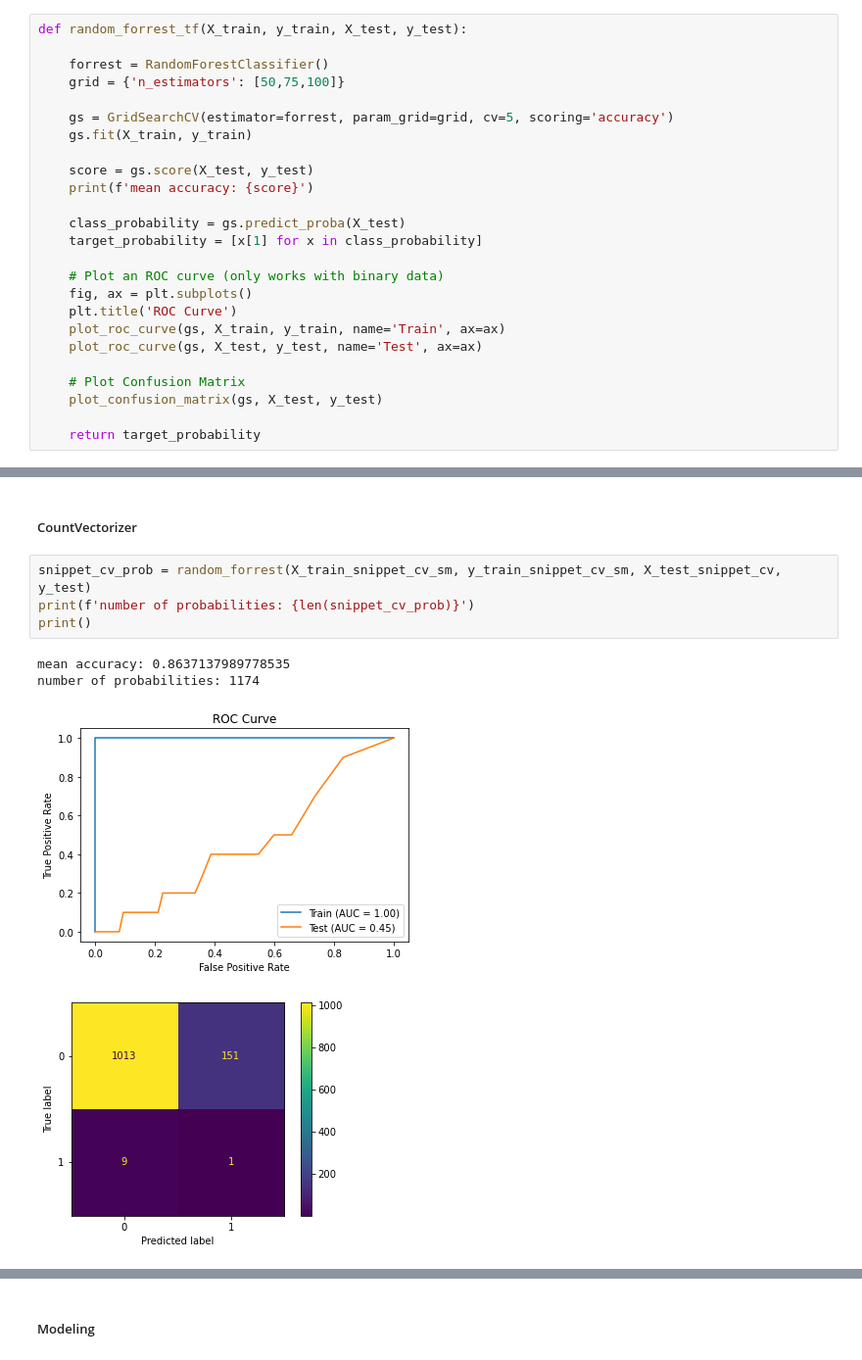
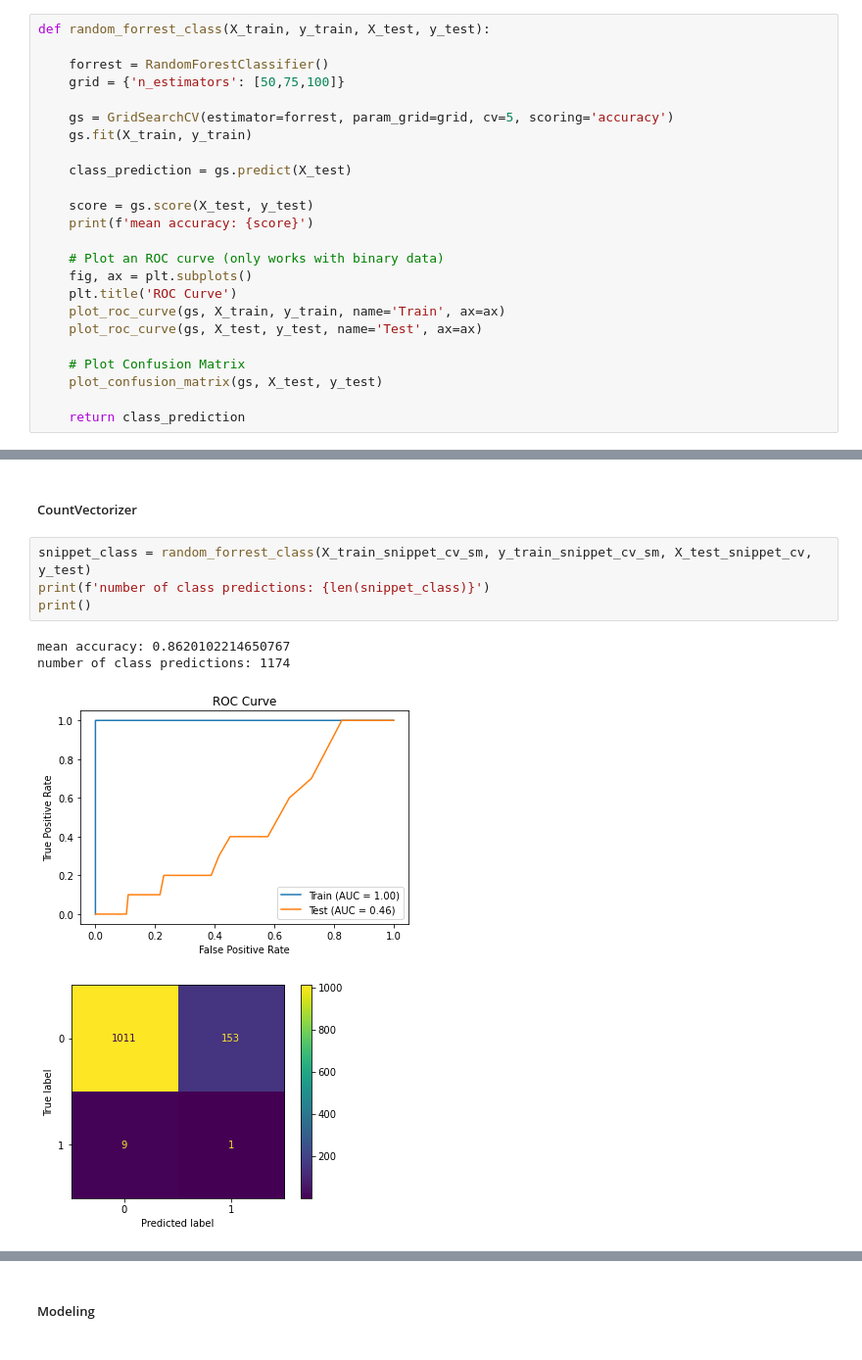
Before and after one commit to zach-hanly/nyt_predicting_shared_articles, a Jupyter notebook: model_training.ipynb, the cells around one changed output, grey strips where cells are left out. Shown at 98% size. Cells and saved outputs as stored; diff of their text form.

```diff
--- a/model_training.ipynb
+++ b/model_training.ipynb
@@ -222,5 +247,5 @@ X_train_word_count_sm, y_train_word_count_sm = smote_data(X_train.word_count.val
 # %%
-def random_forrest_tf(X_train, y_train, X_test, y_test):
+def random_forrest_class(X_train, y_train, X_test, y_test):
 
     forrest = RandomForestClassifier()
     grid = {'n_estimators': [50,75,100]}
@@ -228,11 +253,10 @@ def random_forrest_tf(X_train, y_train, X_test, y_test):
     gs = GridSearchCV(estimator=forrest, param_grid=grid, cv=5, scoring='accuracy')
     gs.fit(X_train, y_train)
 
+    class_prediction = gs.predict(X_test)
+
     score = gs.score(X_test, y_test)
     print(f'mean accuracy: {score}')
-
-    class_probability = gs.predict_proba(X_test)
-    target_probability = [x[1] for x in class_probability]
 
     # Plot an ROC curve (only works with binary data)
     fig, ax = plt.subplots()
@@ -243,4 +267,4 @@ def random_forrest_tf(X_train, y_train, X_test, y_test):
     # Plot Confusion Matrix
     plot_confusion_matrix(gs, X_test, y_test)
 
-    return target_probability
+    return class_prediction
@@ -356,11 +332,11 @@ number of probabilities: 1174
 # %% [markdown]
 ##### CountVectorizer
 # %%
-snippet_cv_prob = random_forrest(X_train_snippet_cv_sm, y_train_snippet_cv_sm, X_test_snippet_cv, y_test)
-print(f'number of probabilities: {len(snippet_cv_prob)}')
+snippet_class = random_forrest_class(X_train_snippet_cv_sm, y_train_snippet_cv_sm, X_test_snippet_cv, y_test)
+print(f'number of class predictions: {len(snippet_class)}')
 print()
 # %% [output]
-mean accuracy: 0.8637137989778535
-number of probabilities: 1174
+mean accuracy: 0.8620102214650767
+number of class predictions: 1174
-[figure, old version]
+[figure, new version]
 [figure]
```
Also changed, not shown: parts of 41 cells of this notebook.
